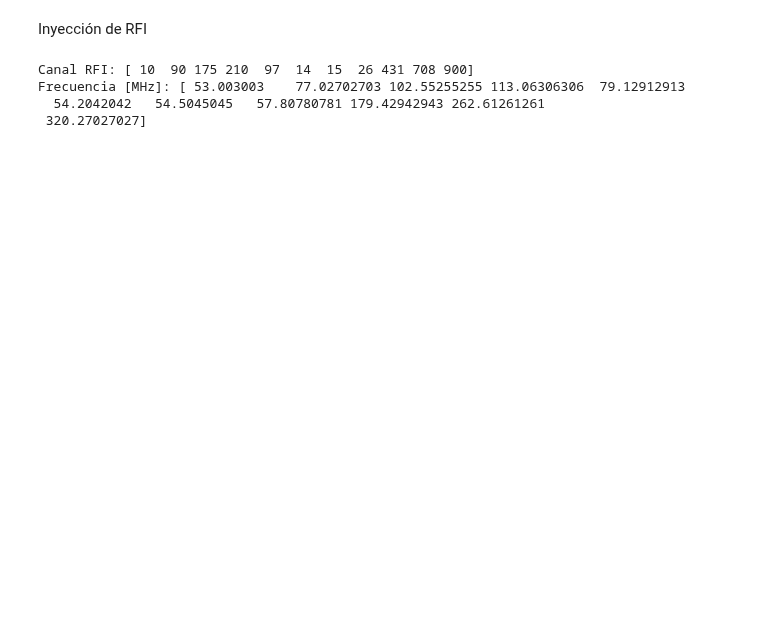
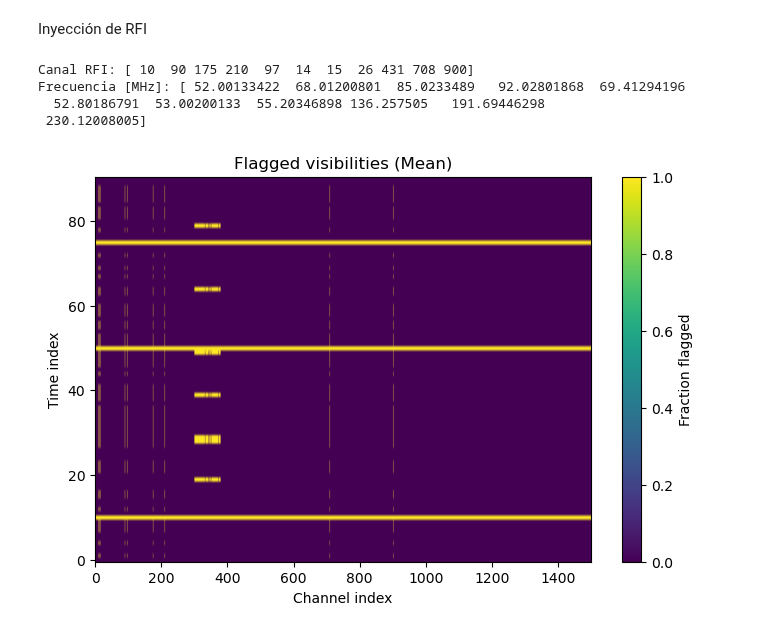
Before and after one commit to Mieres7/RadioInterferometry, a Jupyter notebook: TallerDeInvestigación/RFI.ipynb, the cells around one changed output. Saved outputs shown, nothing was run; the diff lists cells and outputs as text; code cells hidden in the pictures; blank space fills up the shorter version.

```diff
--- a/TallerDeInvestigación/RFI.ipynb
+++ b/TallerDeInvestigación/RFI.ipynb
@@ -67,7 +77,7 @@ from modules.noise import narrowband_rfi, broadband_rfi, transient_rfi
 V_rfi, k, f_rfi = narrowband_rfi(
     V,
     frequencies,
-    amplitude=(0,5),
+    amplitude=(0, 10),
     k_rfi=[10, 90, 175, 210, 97, 14, 15, 26, 431, 708, 900],
     duty_cycle=0.6,
 )
@@ -76,7 +86,7 @@ V_rfi, k, f_rfi = narrowband_rfi(
 V_rfi_bb, k_bb, f_rfi_bb = broadband_rfi(
     V,
     frequencies,
-    amplitude=(0,5),
+    amplitude=(0, 10),
     k_range=(300,378),
     duty_cycle=0.1
 )
@@ -97,9 +107,16 @@ print("Frecuencia [MHz]:", f_rfi / 1e6)
 V_corrupted = V + V_rfi + V_rfi_bb + V_rfi_t
 # %% [output]
 Canal RFI: [ 10  90 175 210  97  14  15  26 431 708 900]
-Frecuencia [MHz]: [ 53.003003    77.02702703 102.55255255 113.06306306  79.12912913
-  54.2042042   54.5045045   57.80780781 179.42942943 262.61261261
- 320.27027027]
+Frecuencia [MHz]: [ 52.00133422  68.01200801  85.0233489   92.02801868  69.41294196
+  52.80186791  53.00200133  55.20346898 136.257505   191.69446298
+ 230.12008005]
+# %%
+from modules.plots import plot_flag_map
+
+true_mask = np.abs(V_rfi + V_rfi_bb + V_rfi_t)
+plot_flag_map(true_mask, mode='mean')
+# %% [output]
+[figure, added]
 # %%
 from modules.plots import plot_time_frequency
 
```
Also changed, not shown: parts of 21 cells of this notebook, 5 other files.
